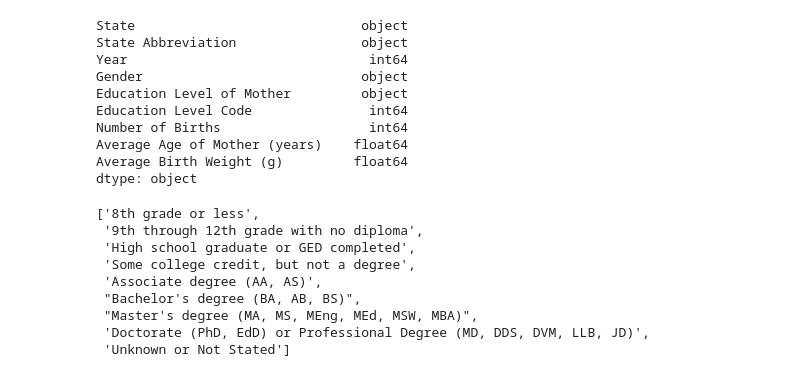
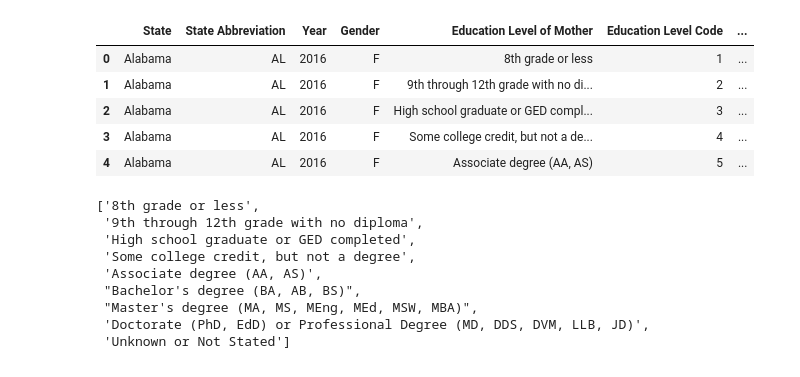
Before and after one commit to avt1993/US-Births-2016-2021, a Jupyter notebook: US_Births_Data_Cleaning.ipynb, the cells around one changed output. Drawn from its saved outputs; the diff is of its cells as text; code cells hidden in the pictures.

```diff
--- a/US_Births_Data_Cleaning.ipynb
+++ b/US_Births_Data_Cleaning.ipynb
@@ -4,18 +5,14 @@ import plotly.express as px
 # %%
 us_births = pd.read_csv('https://raw.githubusercontent.com/avt1993/US-Births-2016-2021/main/us_births_2016_2021.csv')
 us_births.head()
-us_births.dtypes
+#us_births.dtypes
 # %% [output]
-State                             object
-State Abbreviation                object
-Year                               int64
-Gender                            object
-Education Level of Mother         object
-Education Level Code               int64
-Number of Births                   int64
-Average Age of Mother (years)    float64
-Average Birth Weight (g)         float64
-dtype: object
+|  | State | State Abbreviation | Year | Gender | Education Level of Mother | Education Level Code | ... |
+| 0 | Alabama | AL | 2016 | F | 8th grade or less | 1 | ... |
+| 1 | Alabama | AL | 2016 | F | 9th through 12th grade with no di... | 2 | ... |
+| 2 | Alabama | AL | 2016 | F | High school graduate or GED compl... | 3 | ... |
+| 3 | Alabama | AL | 2016 | F | Some college credit, but not a de... | 4 | ... |
+| 4 | Alabama | AL | 2016 | F | Associate degree (AA, AS) | 5 | ... |
 # %%
 education_level = us_births['Education Level of Mother'].unique().tolist()
 education_level
```
Also changed, not shown: parts of 6 cells of this notebook, 3 other files.
